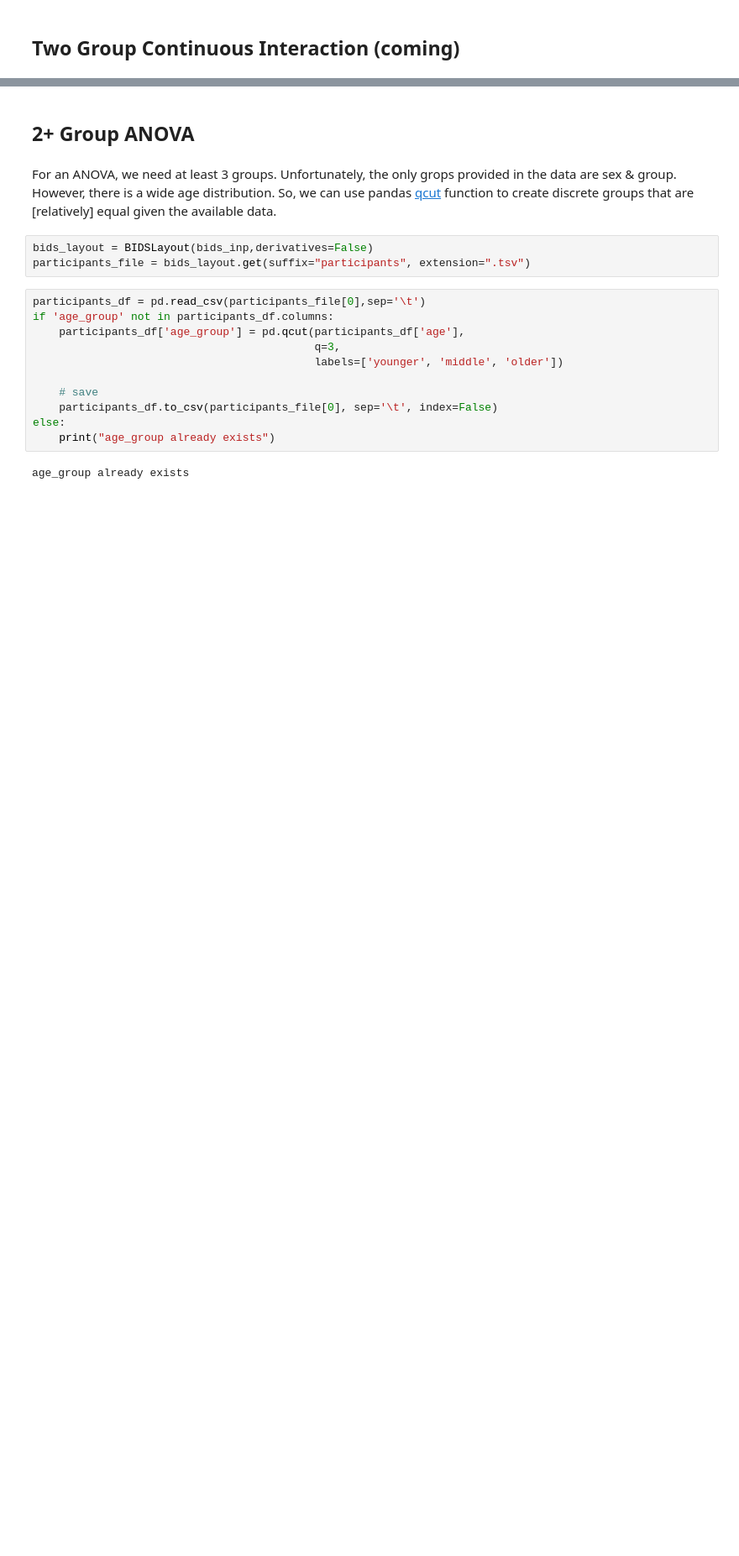
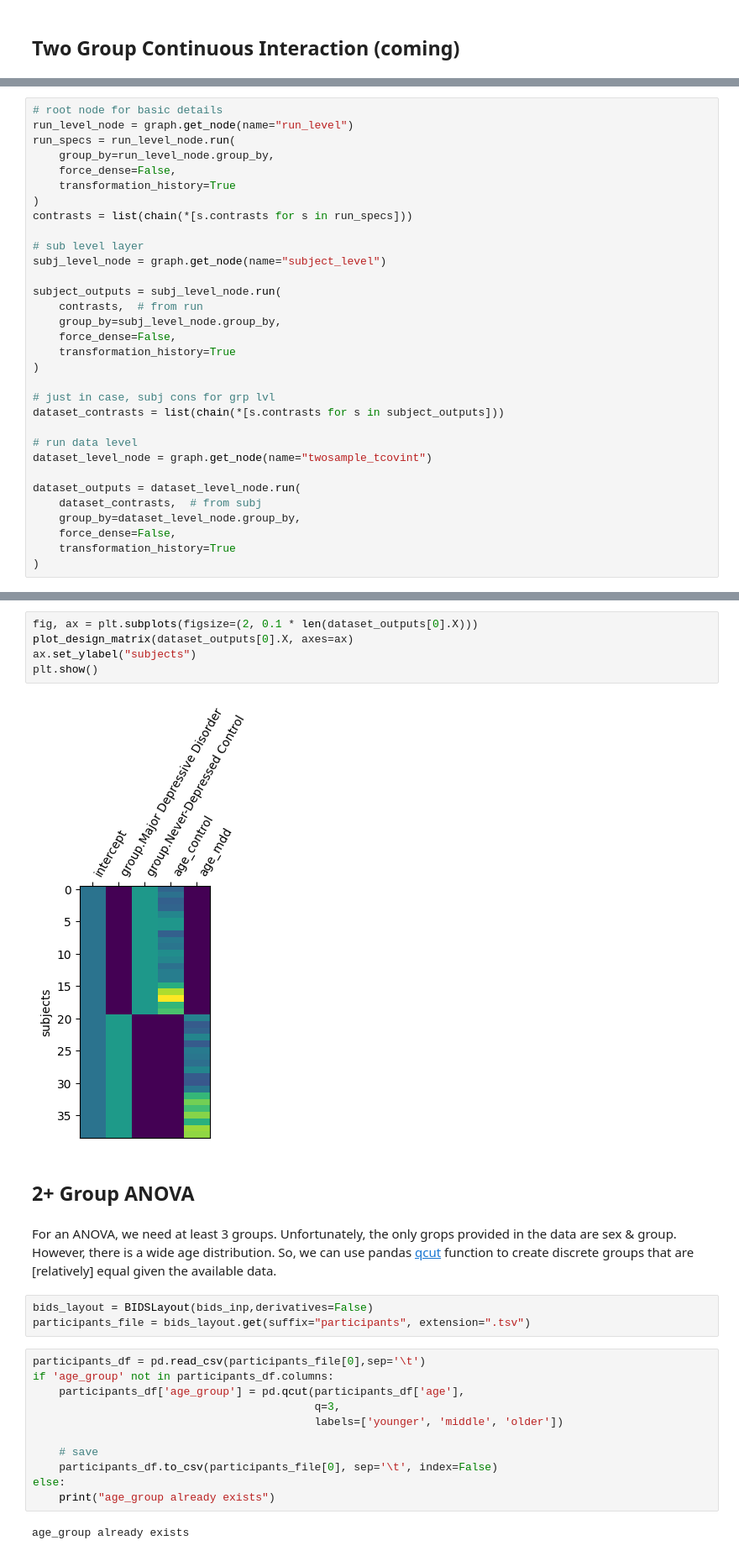
Before and after one commit to demidenm/bidsstatsmod_groupmods, a Jupyter notebook: notebooks/transformations.ipynb, the cells around one changed output, grey strips where cells are left out. Shown at 84% size. Cells and saved outputs as stored; diff of their text form; blank space fills up the shorter version.

Commit message:
mod group mod notebook

```diff
--- a/notebooks/transformations.ipynb
+++ b/notebooks/transformations.ipynb
@@ -1951,0 +2210,32 @@ plt.show()
+# %%
+# root node for basic details
+run_level_node = graph.get_node(name="run_level")
+run_specs = run_level_node.run(
+    group_by=run_level_node.group_by,
+    force_dense=False,
+    transformation_history=True
+)
+contrasts = list(chain(*[s.contrasts for s in run_specs]))
+
+# sub level layer
+subj_level_node = graph.get_node(name="subject_level")
+
+subject_outputs = subj_level_node.run(
+    contrasts,  # from run
+    group_by=subj_level_node.group_by,
+    force_dense=False,
+    transformation_history=True
+)
+
+# just in case, subj cons for grp lvl
+dataset_contrasts = list(chain(*[s.contrasts for s in subject_outputs]))
+
+# run data level
+dataset_level_node = graph.get_node(name="twosample_tcovint")
+
+dataset_outputs = dataset_level_node.run(
+    dataset_contrasts,  # from subj
+    group_by=dataset_level_node.group_by,
+    force_dense=False,
+    transformation_history=True
+)
@@ -1952,3 +2299,10 @@ plt.show()
+# %%
+fig, ax = plt.subplots(figsize=(2, 0.1 * len(dataset_outputs[0].X)))
+plot_design_matrix(dataset_outputs[0].X, axes=ax)
+ax.set_ylabel("subjects")
+plt.show()
+# %% [output]
+[figure, added]
 # %% [markdown]
 ## 2+ Group ANOVA
 # %% [markdown]
```
Also changed, not shown: parts of 10 cells of this notebook.
